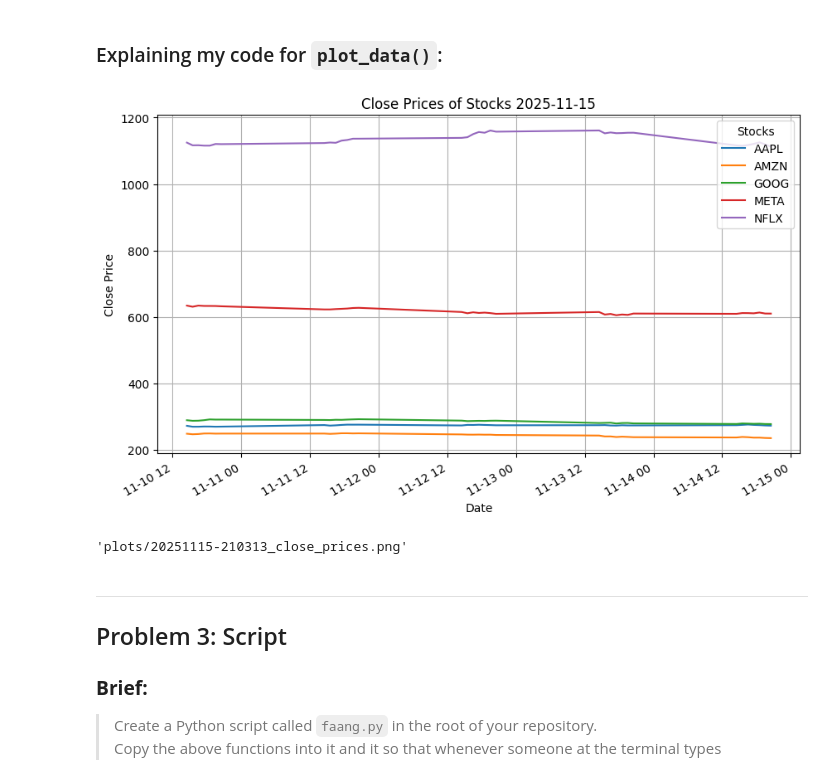
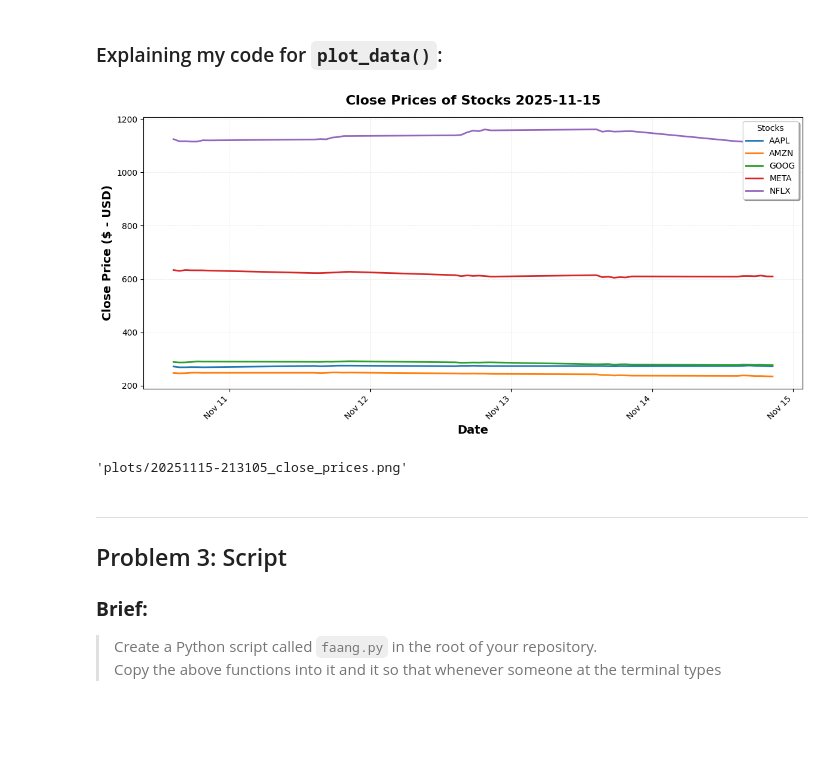
Before and after one commit to skerr17/computer-infrastructure-assessment, a Jupyter notebook: problem.ipynb, the cells around one changed output. Drawn from its saved outputs; the diff is of its cells as text; code cells hidden in the pictures; blank space fills up the shorter version.

Commit message:
updated the plot_data code to look pretty using mdates etc., next will work on instead of passing the filepath to the function having it read the latest file in the data folder instead

```diff
--- a/problem.ipynb
+++ b/problem.ipynb
@@ -107,10 +109,10 @@ Datetime
 [3 rows x 25 columns]
 # %%
 # Default using the function
-default_get_data = get_data()
+data_filepath, default_get_data = get_data()
 
 # Note have to specific that I want the dataframe from the returned tuple
 # as the get_data() function returns (filepath, dataframe)
-print(default_get_data[1].head(3))
+default_get_data.head(3)
 # %% [output]
 [*********************100%***********************]  5 of 5 completed
@@ -155,12 +167,31 @@ def plot_data(filepath):
 
     # plot the Close prices
     close_df = df['Close']
-    close_df.plot(title=f'Close Prices of Stocks {datetime.datetime.now().strftime("%Y-%m-%d")}', figsize=(10,6))
-    plt.xlabel('Date')
-    plt.ylabel('Close Price')
-    plt.legend(title='Stocks')
-    plt.grid()
 
+    fig, ax = plt.subplots(figsize=(12, 6))
+
+
+    close_df.plot(ax=ax, linewidth=2)
+
+    ax.set_title(f'Close Prices of Stocks {datetime.datetime.now().strftime("%Y-%m-%d")}',
+              fontsize=16, fontweight='bold', pad=15)
+
+    ax.set_xlabel('Date', fontsize=14, fontweight='bold')
+    ax.set_ylabel('Close Price ($ - USD)', fontsize=14, fontweight='bold')
+
+    ax.grid(True, alpha=0.3, linestyle='--', linewidth=0.5)
+
+    # formating x-axis for better readability using mdates
+    ax.xaxis.set_major_locator(mdates.DayLocator())  # Show every 1 day
+    ax.xaxis.set_major_formatter(mdates.DateFormatter('%b %d'))  # "Month Day"
+
+    plt.xticks(rotation=45, ha='right', fontsize=10)
+    plt.yticks(fontsize=10)
+
+    plt.tight_layout()
+
+
+    ax.legend(title='Stocks', loc='best', frameon=True, shadow=True, fontsize=10)
 
     # save the plot to a plots folder
     plots_dir = 'plots'
@@ -168,21 +199,20 @@ def plot_data(filepath):
         os.makedirs(plots_dir)
     plot_filename = os.path.splitext(os.path.basename(filepath))[0] + '_close_prices.png'
     plot_filepath = os.path.join(plots_dir, plot_filename)
-    plt.savefig(plot_filepath)
+    plt.savefig(plot_filepath, dpi=300, bbox_inches='tight')
     plt.show()
 
     return plot_filepath
 # %%
 # testing plot_data function
 # graph_data_filepath = 'data/20251109-182030.csv'
 
-# using the filepath from the get_data function above
-graph_data_filepath = default_get_data[0]
 
-plot_data(graph_data_filepath)
+# run the plot function
+plot_data(data_filepath)
 # %% [output]
-[figure, old version]
+[figure, new version]
-'plots/20251115-210313_close_prices.png'
+'plots/20251115-213105_close_prices.png'
 # %% [markdown]
 ----
 ## Problem 3: Script
```
Also changed, not shown: parts of 4 cells of this notebook, 17 other files.
